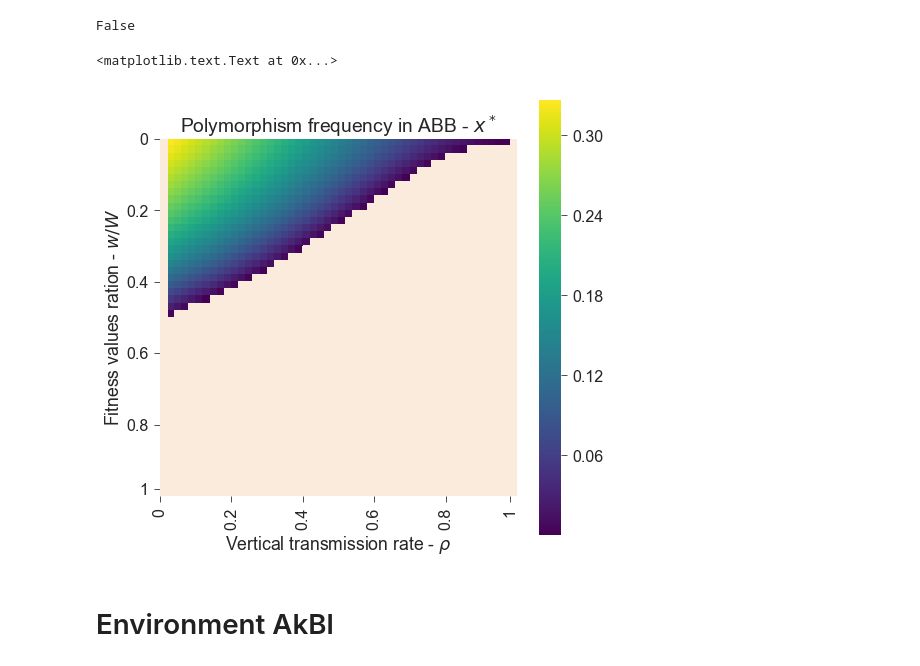
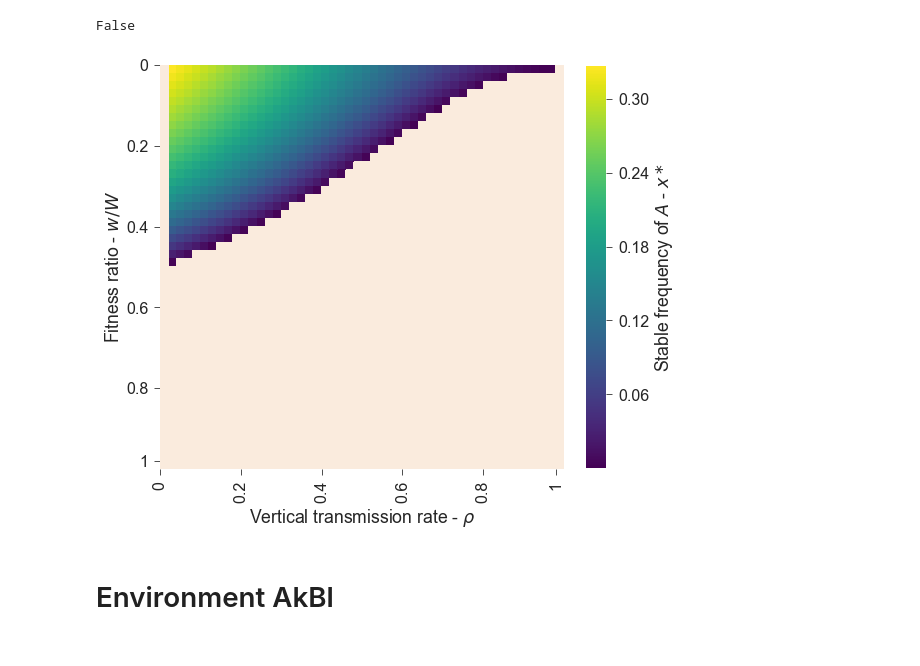
Before and after one commit to yoavram/Milpitas, a Jupyter notebook: notebooks/recurrence.ipynb, the cells around one changed output. Cells and saved outputs as stored; diff of their text form; code cells hidden in the pictures.

Commit message:
figure list

```diff
--- a/notebooks/recurrence.ipynb
+++ b/notebooks/recurrence.ipynb
@@ -464,21 +450,24 @@ False
 # %%
 import seaborn as sns
 fig, ax = plt.subplots(figsize=(8,8))
-sns.heatmap(pivoted, square=True, ax=ax, cmap='viridis')
+sns.heatmap(pivoted, square=True, ax=ax, cmap='viridis',
+            cbar_kws=dict(fraction=0.045, label='Stable frequency of $A$ - $x*$'))
+plt.colorbar
 sns.heatmap(~np.isfinite(pivoted), mask=np.isfinite(pivoted), square=True, ax=ax, cbar=False)
 # cntr = ax.contourf(pivoted)
 # ax.clabel(cntr, colors='w')
 ax.set_xticks([0, 10, 20, 30, 40, 49])
 ax.set_xticklabels([0, 0.2, 0.4, 0.6, 0.8, 1])
 ax.set_yticks([0, 10, 20, 30, 40, 49])
 ax.set_yticklabels([0, 0.2, 0.4, 0.6, 0.8, 1])
 
 ax.set_xlabel(r'Vertical transmission rate - $\rho$')
-ax.set_ylabel(r'Fitness values ration - $w/W$')
-ax.set_title(r'Polymorphism frequency in ABB - $x^*$')
+ax.set_ylabel(r'Fitness ratio - $w/W$')
+# ax.set_title(r'Polymorphism frequency in ABB - $x^*$')
+
+fig.savefig('../figures/A1B2_polymorphism_')
 # %% [output]
-<matplotlib.text.Text at 0x...>
-[figure, old version]
+[figure, new version]
 # %% [markdown]
 # Environment AkBl
 # %%
```
Also changed, not shown: parts of 4 cells of this notebook, 2 other files.
